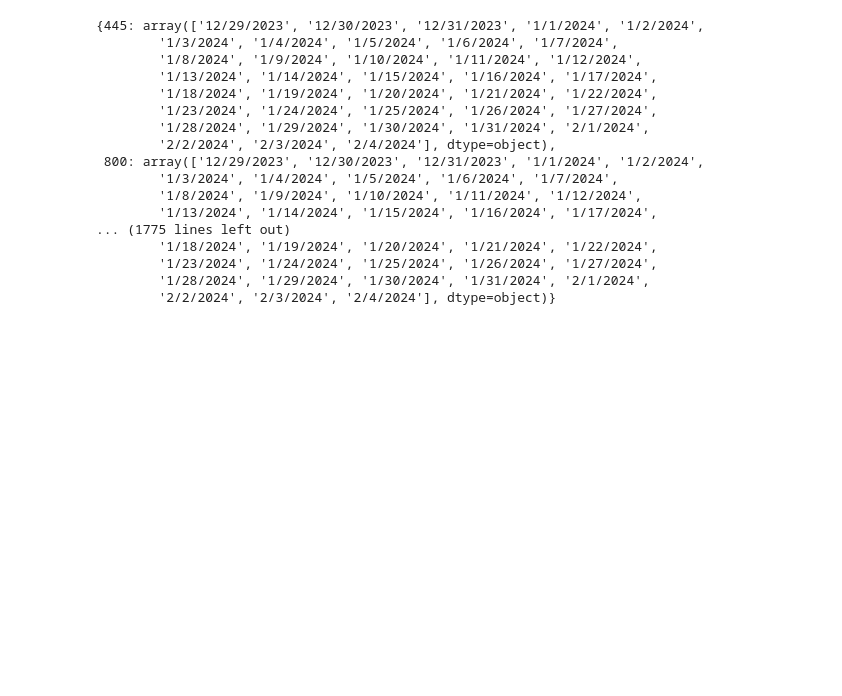
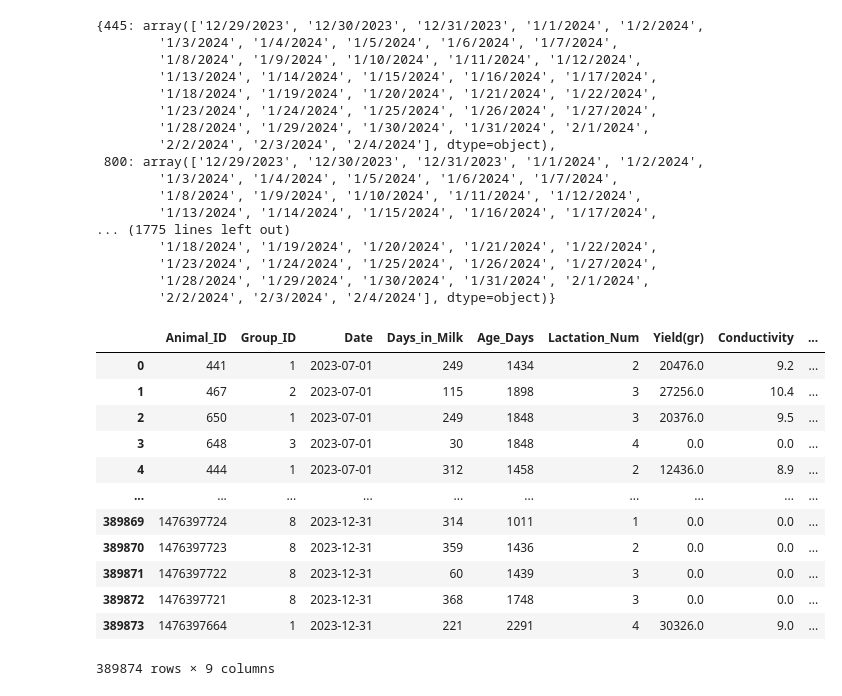
Before and after one commit to rajeshneupane7/merging, a Jupyter notebook: henk_data.ipynb, the cells around one changed output. Drawn from its saved outputs; the diff is of its cells as text; code cells hidden in the pictures; blank space fills up the shorter version.

```diff
--- a/henk_data.ipynb
+++ b/henk_data.ipynb
@@ -35,4 +35,4 @@ for files in os.listdir(directory):
 # %%
 combined_df= pd.concat(afi_list)
 # %%
-combined_df
+one_month_before= pd.read_excel('/home/rajesh/work/bhuwan/data/Posthmus dairy daily milk data_20200101-20231231.xlsx', sheet_name='20230701-20231231')
@@ -70,3 +56,19 @@ master_sheet.groupby(['ID'])['date'].unique().to_dict()
         '1/23/2024', '1/24/2024', '1/25/2024', '1/26/2024', '1/27/2024',
         '1/28/2024', '1/29/2024', '1/30/2024', '1/31/2024', '2/1/2024',
         '2/2/2024', '2/3/2024', '2/4/2024'], dtype=object)}
+# %%
+one_month_before
+# %% [output]
+|  | Animal_ID | Group_ID | Date | Days_in_Milk | Age_Days | Lactation_Num | Yield(gr) | Conductivity | ... |
+| 0 | 441 | 1 | 2023-07-01 | 249 | 1434 | 2 | 20476.0 | 9.2 | ... |
+| 1 | 467 | 2 | 2023-07-01 | 115 | 1898 | 3 | 27256.0 | 10.4 | ... |
+| 2 | 650 | 1 | 2023-07-01 | 249 | 1848 | 3 | 20376.0 | 9.5 | ... |
+| 3 | 648 | 3 | 2023-07-01 | 30 | 1848 | 4 | 0.0 | 0.0 | ... |
+| 4 | 444 | 1 | 2023-07-01 | 312 | 1458 | 2 | 12436.0 | 8.9 | ... |
+| ... | ... | ... | ... | ... | ... | ... | ... | ... | ... |
+| 389869 | 1476397724 | 8 | 2023-12-31 | 314 | 1011 | 1 | 0.0 | 0.0 | ... |
+| 389870 | 1476397723 | 8 | 2023-12-31 | 359 | 1436 | 2 | 0.0 | 0.0 | ... |
+| 389871 | 1476397722 | 8 | 2023-12-31 | 60 | 1439 | 3 | 0.0 | 0.0 | ... |
+| 389872 | 1476397721 | 8 | 2023-12-31 | 368 | 1748 | 3 | 0.0 | 0.0 | ... |
+| 389873 | 1476397664 | 1 | 2023-12-31 | 221 | 2291 | 4 | 30326.0 | 9.0 | ... |
+389874 rows × 9 columns
```
Also changed, not shown: parts of 13 cells of this notebook.
